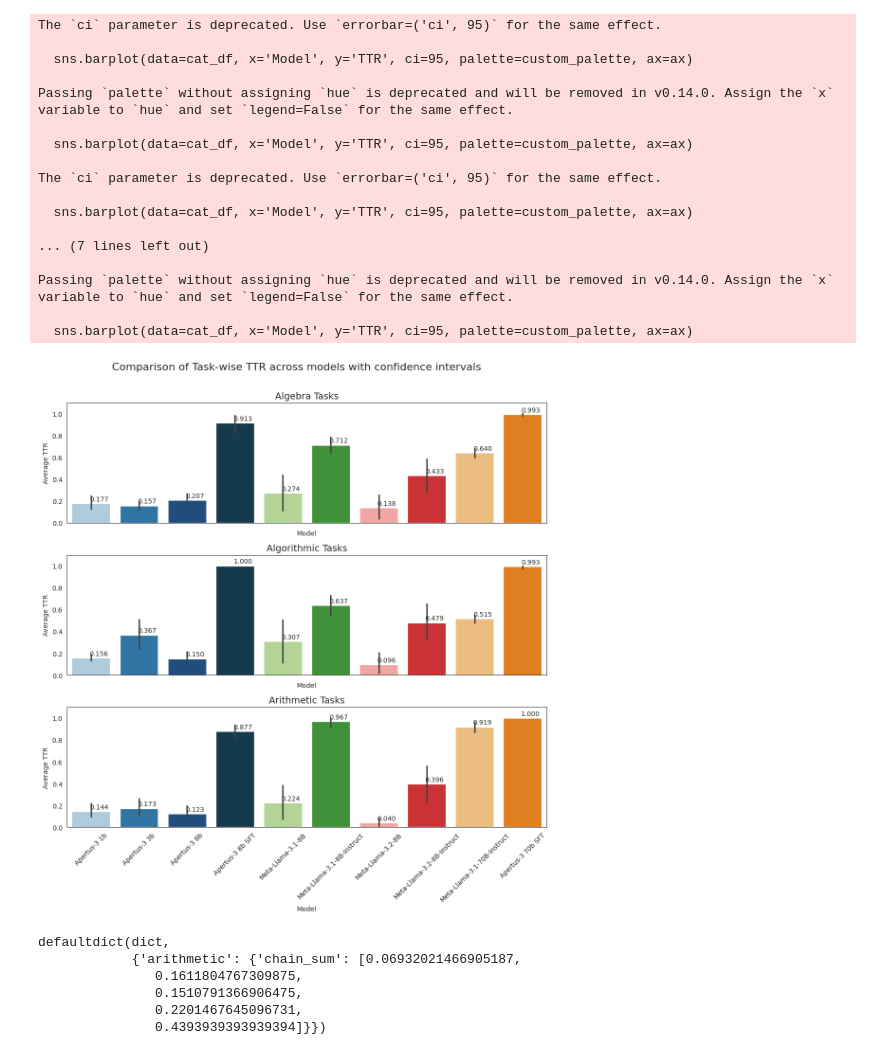
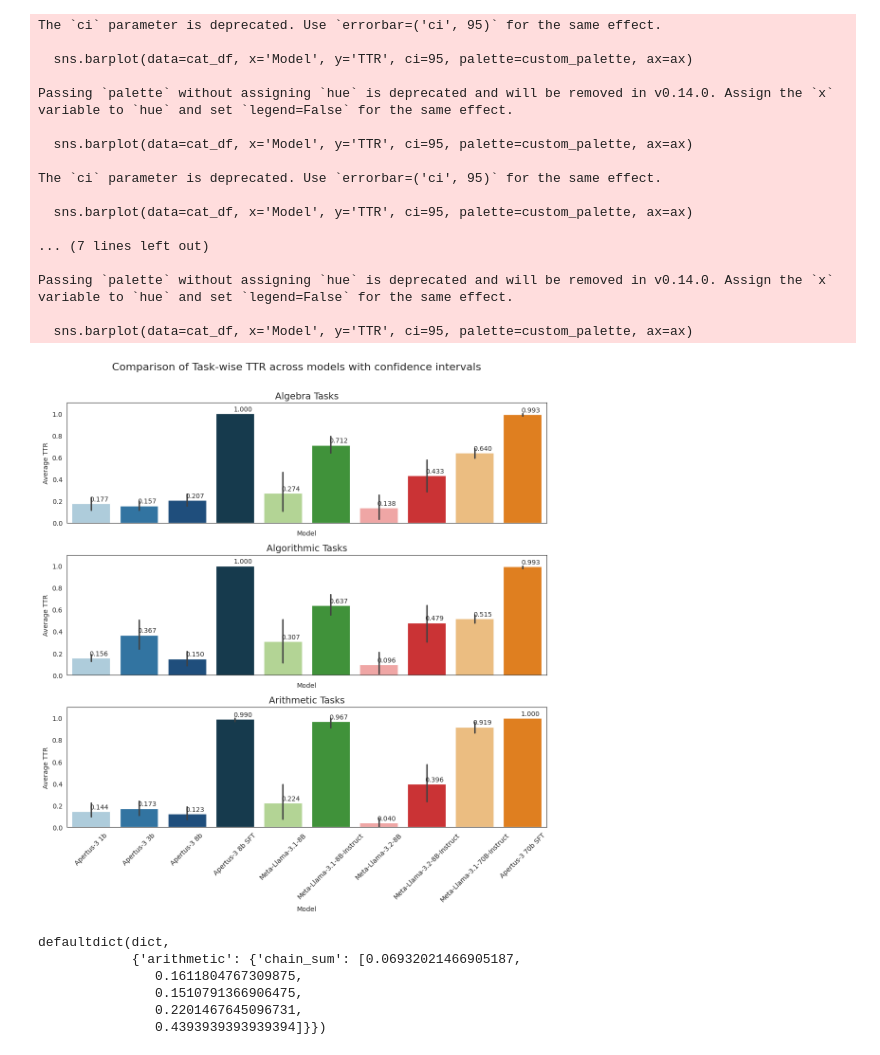
Before and after one commit to CamilleChallier/reasoning-gym, a Jupyter notebook: notebooks/visualization.ipynb, the cells around one changed output. Cells and saved outputs as stored; diff of their text form; code cells hidden in the pictures.

Commit message:
simplify level 0

```diff
--- a/notebooks/visualization.ipynb
+++ b/notebooks/visualization.ipynb
@@ -773,0 +782,6 @@ fig = create_top_datasets_comparison(summaries, 10, mode = "easiest")
+# %%
+results_dir = "/capstor/scratch/cscs/camillechallier/reasoning-gym/eval/results"
+list_models = ["apertus3-8b-iter_90000-tulu3-sft_l0", "apertus3-8b-iter_90000-tulu3-sft_l1", "apertus3-8b-iter_90000-tulu3-sft_l2","apertus3-8b-iter_90000-tulu3-sft_l3"]
+summaries = dict(sorted(load_summaries(results_dir, list_models).items()))
+# Get dataset categories
+categories = get_dataset_categories(results_dir, summaries)
@@ -773,0 +972,33 @@ fig = create_top_datasets_comparison(summaries, 10, mode = "easiest")
+# %%
+import matplotlib.pyplot as plt
+import seaborn as sns
+import pandas as pd
+
+# Step 1: Flatten all scores into a DataFrame
+rows = []
+for model_name, summary in summaries.items():
+    level = model_name.split("/")[-1][-1]  # e.g. 'l0', 'l1'
+    for dataset, score in summary["dataset_scores"].items():
+        rows.append({"level": level, "score": score, "dataset": dataset})
+
+df = pd.DataFrame(rows)
+
+# Step 2: Sort levels
+level_order = sorted(df["level"].unique())  # e.g. ['l0', 'l1', 'l2', 'l3']
+
+# Step 3: Create 4 subplots (1 per level)
+fig, axes = plt.subplots(1, 4, figsize=(16, 4), sharey=True)
+
+for i, level in enumerate(level_order):
+    ax = axes[i]
+    sns.histplot(df[df["level"] == level]["score"], bins=50, kde=False, ax=ax, color="skyblue")
+    ax.set_title(f"Level {level}")
+    ax.set_xlabel("Score")
+    if i == 0:
+        ax.set_ylabel("Frequency")
+    else:
+        ax.set_ylabel("")
+
+plt.suptitle("Score Distribution by Level", fontsize=16)
+plt.tight_layout(rect=[0, 0, 1, 0.95])
+plt.show()
@@ -900,41 +1462,42 @@ data = {"Qwen 2.5-1.5B Instruct" : data1, "Deepseek math-7b Instruct" : data2}
 data1 = compute_ttr(extract_full_model_responses(base_path + "_capstor_store_cscs_swissai_a06_main_run_megatron_hf-checkpoints_apertus3-1b-1690k_20250405_231058"))
 data2 = compute_ttr(extract_full_model_responses(base_path + "_capstor_store_cscs_swissai_a06_main_run_megatron_hf-checkpoints_apertus3-3b-1000k_20250405_231101"))
 data3 = compute_ttr(extract_full_model_responses(base_path + "_capstor_store_cscs_swissai_a06_main_run_megatron_hf-checkpoints_apertus3-8b-884k_20250406_014756"))
-data4 = compute_ttr(extract_full_model_responses(base_path + "apertus3-8b-iter_90000-tulu3-sft_checkpoint"))
+# data4 = compute_ttr(extract_full_model_responses(base_path + "apertus3-8b-iter_90000-tulu3-sft_checkpoint"))
+data4 = compute_ttr(extract_full_model_responses(base_path + "Apertus3-8B_iter_1500000-tulu3-sft_checkpoint-13442"))
 
 data5 = compute_ttr(extract_full_model_responses(base_path + "meta-llama_Llama-3.1-8B_20250407_004048"))
 data6 = compute_ttr(extract_full_model_responses(base_path + "meta-llama_Llama-3.1-8B-Instruct_20250406_221735"))
 
 data7 = compute_ttr(extract_full_model_responses(base_path + "meta-llama_Llama-3.2-1B_20250407_004026"))
 data8 = compute_ttr(extract_full_model_responses(base_path + "meta-llama_Llama-3.2-1B-Instruct_20250405_225221"))
 
 data9 = compute_ttr(extract_full_model_responses(base_path + "Meta-Llama-3.1-70B-Instruct"))
 data10 = compute_ttr(extract_full_model_responses(base_path + "apertus3-70B-iter_90000-tulu3-sft"))
 
 
 data = {"Apertus-3 1b" : data1, "Apertus-3 3b" : data2, "Apertus-3 8b" : data3, "Apertus-3 8b SFT" : data4, "Meta-Llama-3.1-8B" : data5, "Meta-Llama-3.1-8B-Instruct": data6, "Meta-Llama-3.2-8B" : data7, "Meta-Llama-3.2-8B-Instruct": data8, "Meta-Llama-3.1-70B-Instruct": data9, "Apertus-3 70b SFT": data10}  # Merge results from both models
 
 # Plot comparison
 plot_ttr_comparison(data, title='Comparison of Task-wise TTR across models with confidence intervals')
 # %% [output]
 The `ci` parameter is deprecated. Use `errorbar=('ci', 95)` for the same effect.
 
   sns.barplot(data=cat_df, x='Model', y='TTR', ci=95, palette=custom_palette, ax=ax)
 
 Passing `palette` without assigning `hue` is deprecated and will be removed in v0.14.0. Assign the `x` variable to `hue` and set `legend=False` for the same effect.
 
   sns.barplot(data=cat_df, x='Model', y='TTR', ci=95, palette=custom_palette, ax=ax)
 
 The `ci` parameter is deprecated. Use `errorbar=('ci', 95)` for the same effect.
 
   sns.barplot(data=cat_df, x='Model', y='TTR', ci=95, palette=custom_palette, ax=ax)
 
 ... (7 lines left out)
 
 Passing `palette` without assigning `hue` is deprecated and will be removed in v0.14.0. Assign the `x` variable to `hue` and set `legend=False` for the same effect.
 
   sns.barplot(data=cat_df, x='Model', y='TTR', ci=95, palette=custom_palette, ax=ax)
-[figure, old version]
+[figure, new version]
 # %%
 data1
 # %% [output]
```
Also changed, not shown: parts of 20 cells of this notebook, 44 other files.
